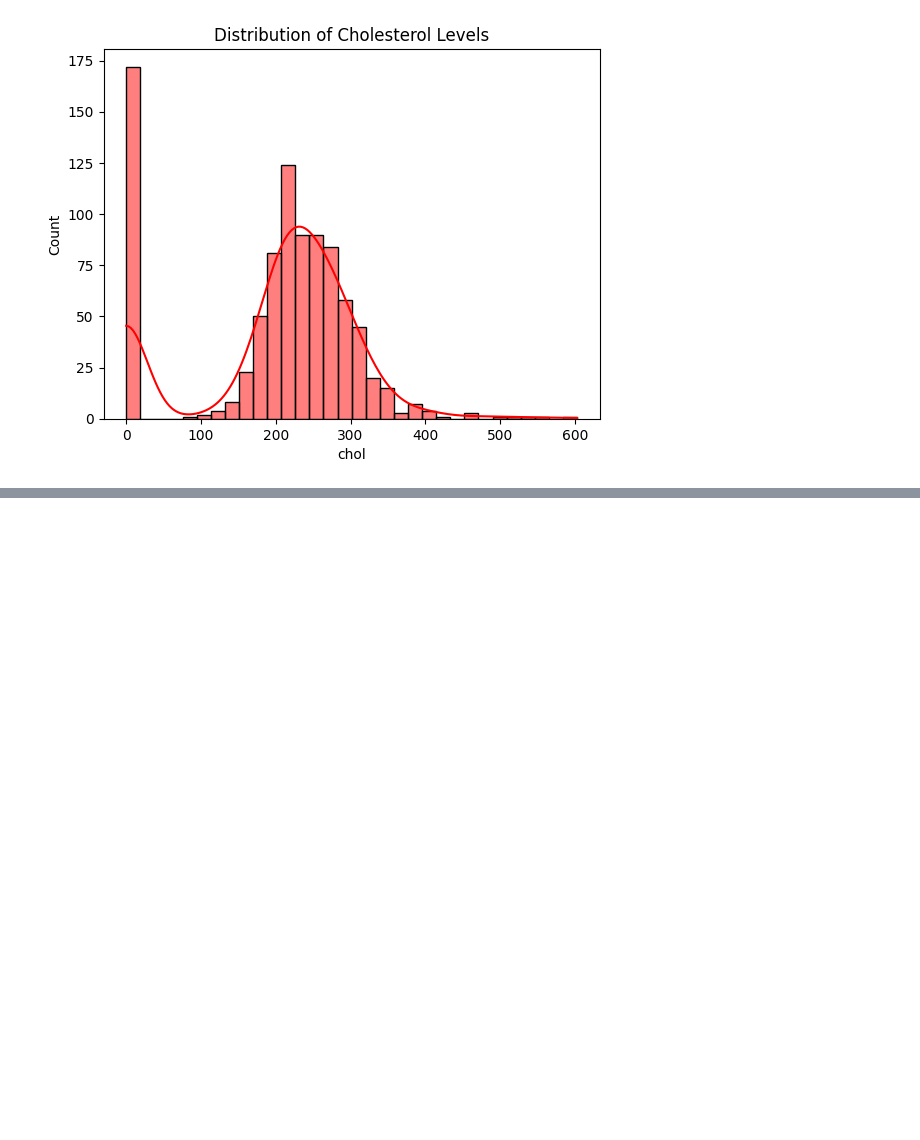
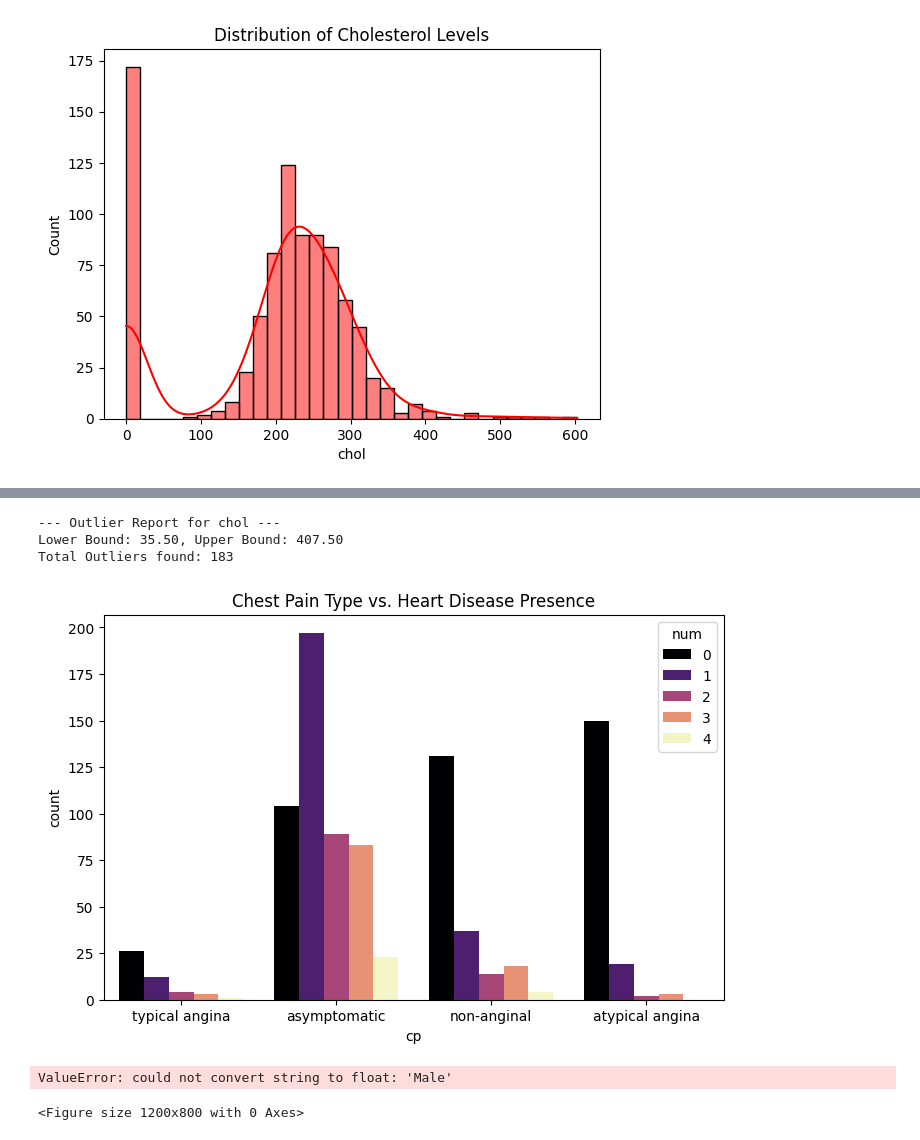
Before and after one commit to iws3/MarkGPT, a Jupyter notebook: contributors/gita/module-3/ucl_heart_disease.ipynb, the cells around one changed output, grey strips where cells are left out. Drawn from its saved outputs; the diff is of its cells as text; code cells hidden in the pictures; blank space fills up the shorter version.

Commit message:
diving seep into bivariate analysis

```diff
--- a/contributors/gita/module-3/ucl_heart_disease.ipynb
+++ b/contributors/gita/module-3/ucl_heart_disease.ipynb
@@ -249,3 +330,7 @@ You cannot move to training yet. You must perform **Data Surgery** based on thes
 #### 2. Address the Skewness in `oldpeak`
 Since `oldpeak` is so skewed, standard scaling might not be enough. You should use a **RobustScaler** or a **Log Transformation** so the outliers don't "pull" the math too far.
 *   *Math Principle:* A Log transform $log(1+x)$ "squashes" the high values (4, 5, 6) closer to the 0s, making the distribution look more like a bell.
+# %%
+df['trestbps']=df['trestbps'].replace(0, np.nan)
+df['chol']=df['chol'].replace(0, np.nan)
+df
@@ -251,0 +351,6 @@ Since `oldpeak` is so skewed, standard scaling might not be enough. You should u
+# %%
+# Fill those NaNs with  the median
+df['trestbps']=df['trestbps'].fillna(df['trestbps'].median())
+df['chol']=df['chol'].fillna(df['chol'].median())
+
+df
@@ -251,0 +371,7 @@ Since `oldpeak` is so skewed, standard scaling might not be enough. You should u
+# %%
+from sklearn.preprocessing import RobustScaler
+scaler=RobustScaler()
+cols_to_scale=['trestbps', 'chol', 'thalch', 'oldpeak']
+
+df[cols_to_scale]=scaler.fit_transform(df[cols_to_scale])
+df
@@ -251,0 +392,44 @@ Since `oldpeak` is so skewed, standard scaling might not be enough. You should u
+# %%
+def find_outliers_iqr(df, column):
+    Q1 = df[column].quantile(0.25)
+    Q3 = df[column].quantile(0.75)
+    IQR = Q3 - Q1
+
+    lower_bound = Q1 - 1.5 * IQR
+    upper_bound = Q3 + 1.5 * IQR
+
+    # Identify the outliers
+    outliers = df[(df[column] < lower_bound) | (df[column] > upper_bound)]
+
+    print(f"--- Outlier Report for {column} ---")
+    print(f"Lower Bound: {lower_bound:.2f}, Upper Bound: {upper_bound:.2f}")
+    print(f"Total Outliers found: {len(outliers)}")
+    return outliers
+
+# Try it on your Cholesterol column
+chol_outliers = find_outliers_iqr(df, 'chol')
+# %% [output]
+--- Outlier Report for chol ---
+Lower Bound: 35.50, Upper Bound: 407.50
+Total Outliers found: 183
+# %%
+# --- 3. THE CATEGORICAL SIGNAL (Bivariate) ---
+# Does Chest Pain (cp) actually predict Heart Disease?
+# Wizard Move: We use a cross-tabulation to see the percentage.
+plt.figure(figsize=(8, 5))
+sns.countplot(x='cp', hue='num', data=df, palette='magma')
+plt.title("Chest Pain Type vs. Heart Disease Presence")
+plt.show()
+# %% [output]
+[figure, added]
+# %%
+# --- 4. THE CORRELATION HEATMAP (Multivariate) ---
+plt.figure(figsize=(12, 8))
+# We convert target to binary (0 = healthy, >0 = sick) for the correlation
+df['target'] = df['num'].apply(lambda x: 1 if x > 0 else 0)
+sns.heatmap(df.corr(), annot=True, cmap='RdYlGn', fmt='.2f')
+plt.title("Feature Correlation: Looking for Redundancy")
+plt.show()
+# %% [output]
+ValueError: could not convert string to float: 'Male'
+<Figure size 1200x800 with 0 Axes>
```
Also changed, not shown: parts of 8 cells of this notebook.
